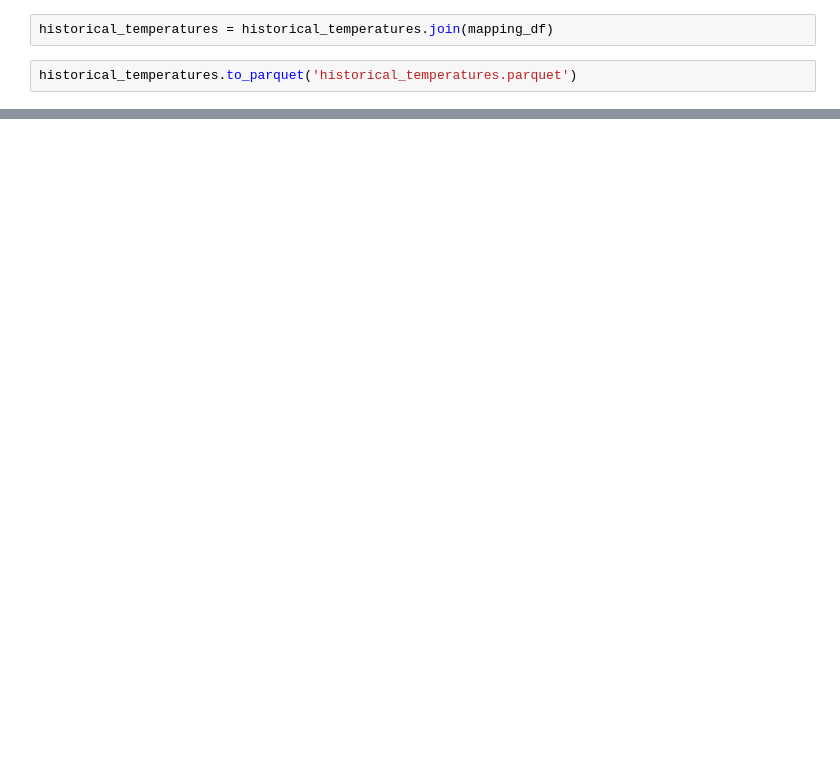
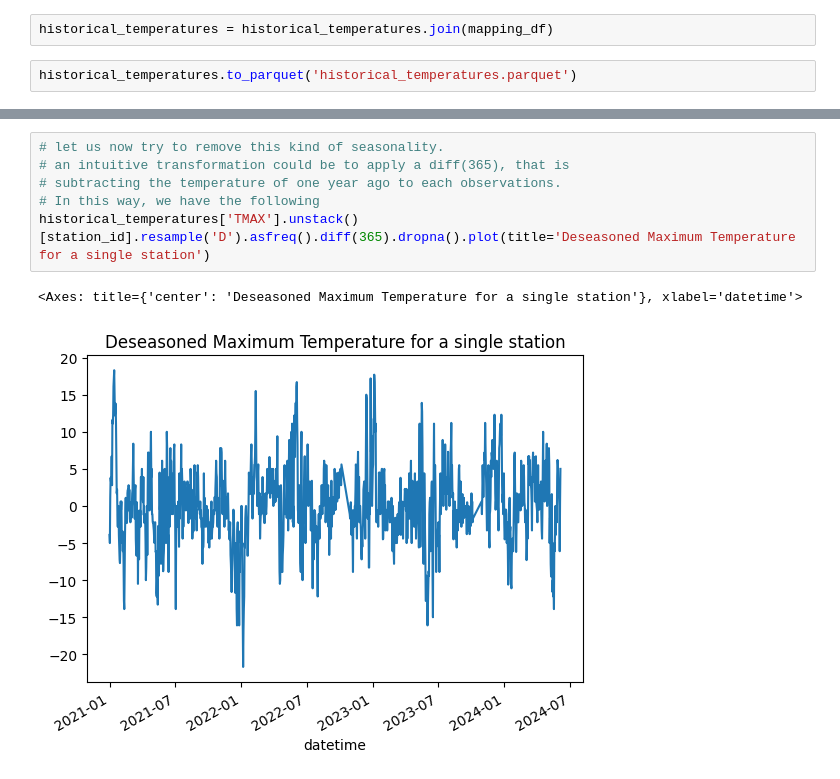
Before and after one commit to Peropero0/quantitative_finance_playground, a Jupyter notebook: notebooks/finance_notebooks/temperature_analysis/temperature_dataset_deseasoning.ipynb, the cells around one changed output, grey strips where cells are left out. Cells and saved outputs as stored; diff of their text form; blank space fills up the shorter version.

```diff
--- a/notebooks/finance_notebooks/temperature_analysis/temperature_dataset_deseasoning.ipynb
+++ b/notebooks/finance_notebooks/temperature_analysis/temperature_dataset_deseasoning.ipynb
@@ -129,0 +155,9 @@ pd.plotting.autocorrelation_plot(historical_temperatures['TMAX'].unstack()['USW0
+# %%
+# let us now try to remove this kind of seasonality.
+# an intuitive transformation could be to apply a diff(365), that is
+# subtracting the temperature of one year ago to each observations.
+# In this way, we have the following
+historical_temperatures['TMAX'].unstack()[station_id].resample('D').asfreq().diff(365).dropna().plot(title='Deseasoned Maximum Temperature for a single station')
+# %% [output]
+<Axes: title={'center': 'Deseasoned Maximum Temperature for a single station'}, xlabel='datetime'>
+[figure, added]
```
Also changed, not shown: parts of 20 cells of this notebook, 1 other file.
